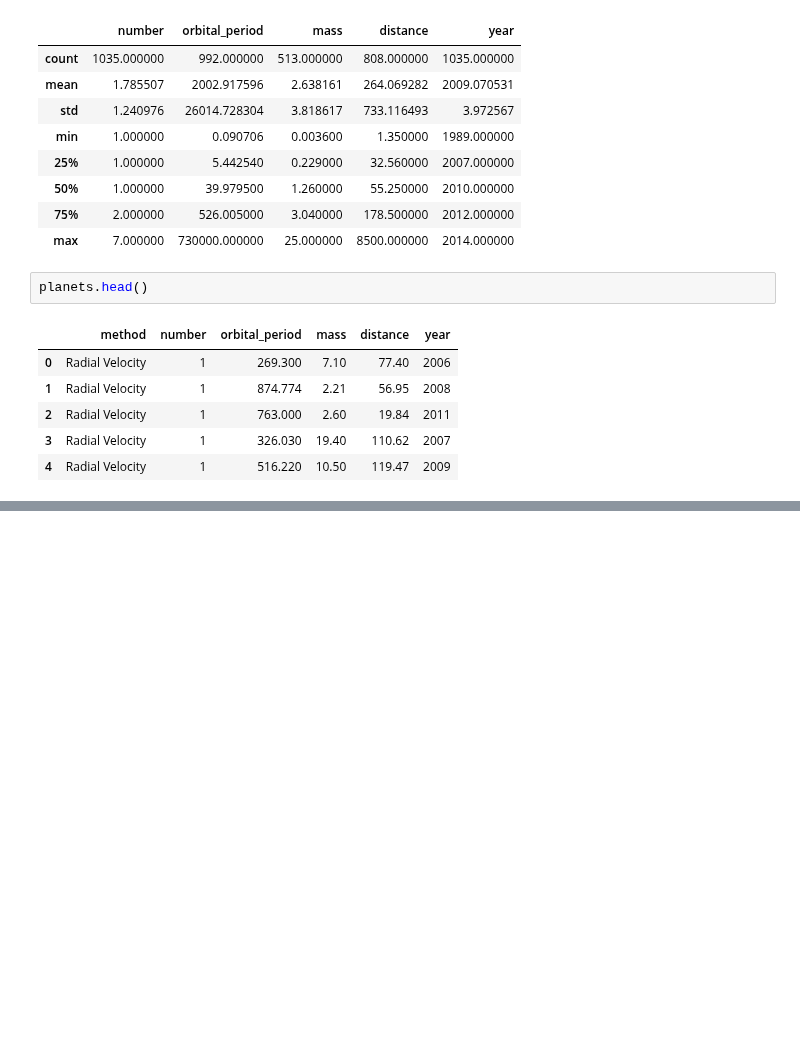
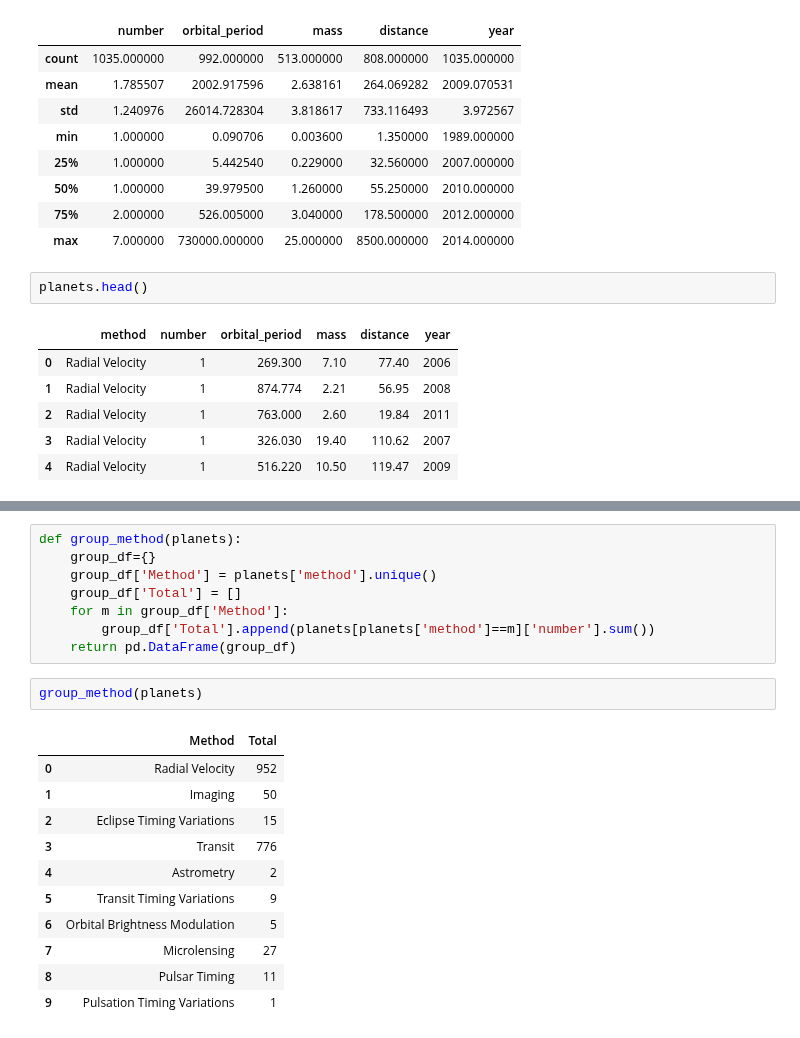
Before and after one commit to ntlong-NEU/DSEB65A-DataPre-Visual, a Jupyter notebook: Lesson3.ipynb, the cells around one changed output, grey strips where cells are left out. Saved outputs shown, nothing was run; the diff lists cells and outputs as text; blank space fills up the shorter version.

```diff
--- a/Lesson3.ipynb
+++ b/Lesson3.ipynb
@@ -90,0 +111,22 @@ planets.head()
+# %%
+def group_method(planets):
+    group_df={}
+    group_df['Method'] = planets['method'].unique()
+    group_df['Total'] = []
+    for m in group_df['Method']:
+        group_df['Total'].append(planets[planets['method']==m]['number'].sum())
+    return pd.DataFrame(group_df)
+# %%
+group_method(planets)
+# %% [output]
+|  | Method | Total |
+| 0 | Radial Velocity | 952 |
+| 1 | Imaging | 50 |
+| 2 | Eclipse Timing Variations | 15 |
+| 3 | Transit | 776 |
+| 4 | Astrometry | 2 |
+| 5 | Transit Timing Variations | 9 |
+| 6 | Orbital Brightness Modulation | 5 |
+| 7 | Microlensing | 27 |
+| 8 | Pulsar Timing | 11 |
+| 9 | Pulsation Timing Variations | 1 |
```
Also changed, not shown: parts of 49 cells of this notebook, 1 other file.
